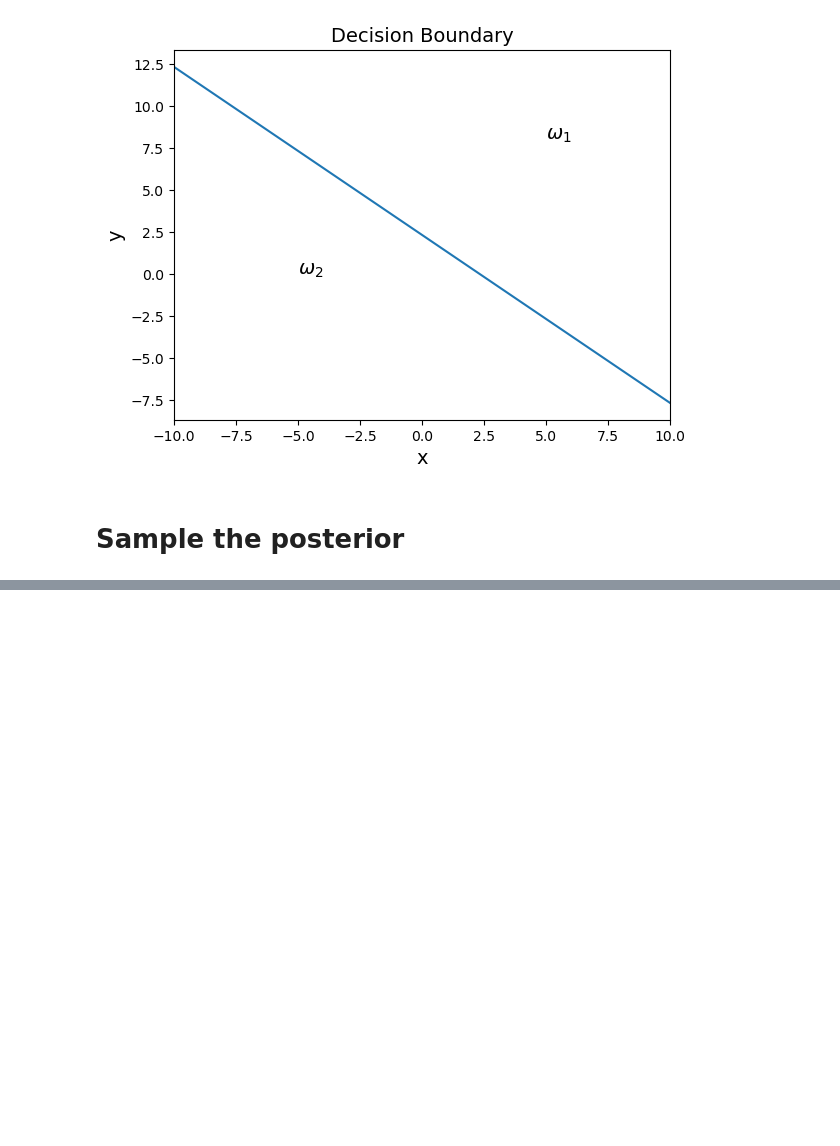
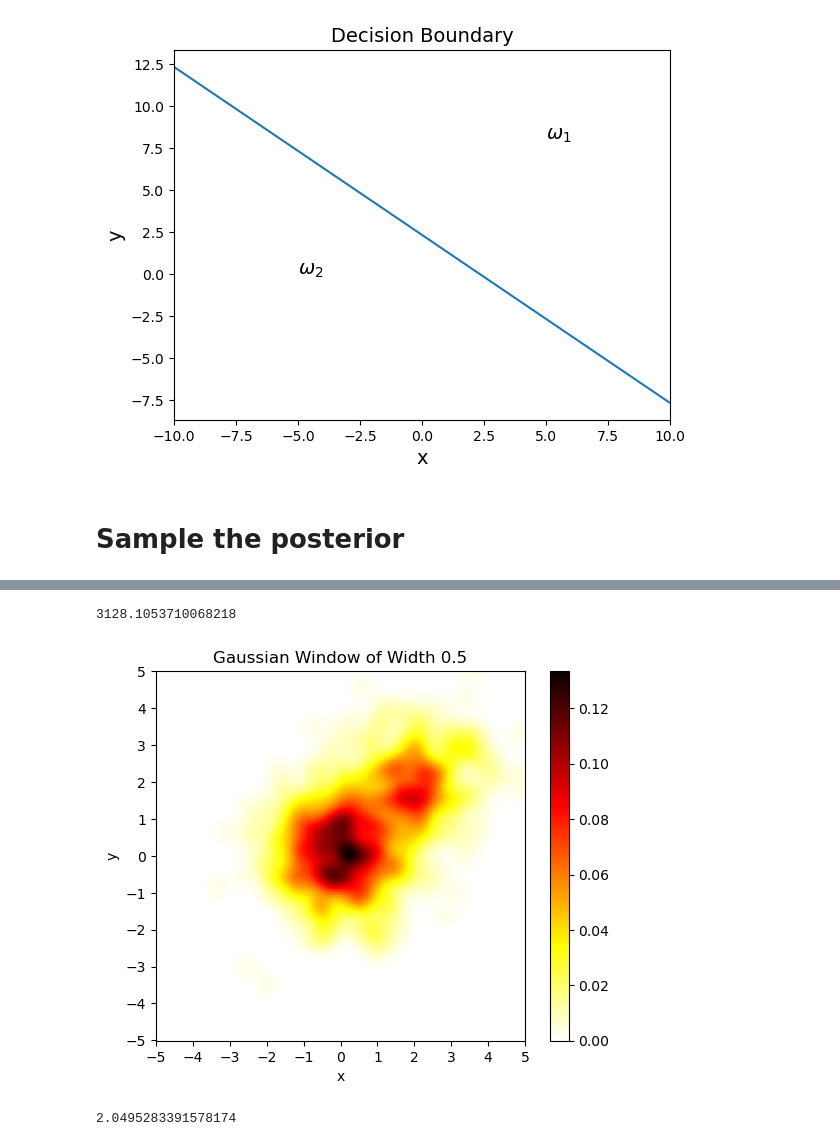
Before and after one commit to qingru-hu/Pattern-Recognition-and-Machine-Learning, a Jupyter notebook: hw5/code/cal.ipynb, the cells around one changed output, grey strips where cells are left out. Cells and saved outputs as stored; diff of their text form; code cells hidden in the pictures; blank space fills up the shorter version.

```diff
--- a/hw5/code/cal.ipynb
+++ b/hw5/code/cal.ipynb
@@ -65,0 +157,23 @@ print(np.sum(ps))
+# %%
+h = 0.5
+ps = gaussian_win(xs, ys, x_grid, y_grid, h, N)
+# %%
+print(np.sum(ps))
+fig, ax = plt.subplots()
+pm = ax.pcolormesh(x_grid, y_grid, ps, cmap='hot_r')
+ax.set_xticks(np.arange(-5, 6, 1))
+ax.set_yticks(np.arange(-5, 6, 1))
+ax.set_xlabel('x')
+ax.set_ylabel('y')
+ax.set_aspect('equal')
+ax.set_title('Gaussian Window of Width %s'%h)
+fig.colorbar(pm)
+# plt.savefig('p_win.png', dpi=200)
+plt.show()
+# %% [output]
+3128.1053710068218
+[figure, added]
+# %%
+np.sum(abs(ps-f))*step**2
+# %% [output]
+2.0495283391578174
```
Also changed, not shown: parts of 24 cells of this notebook, 7 other files.
